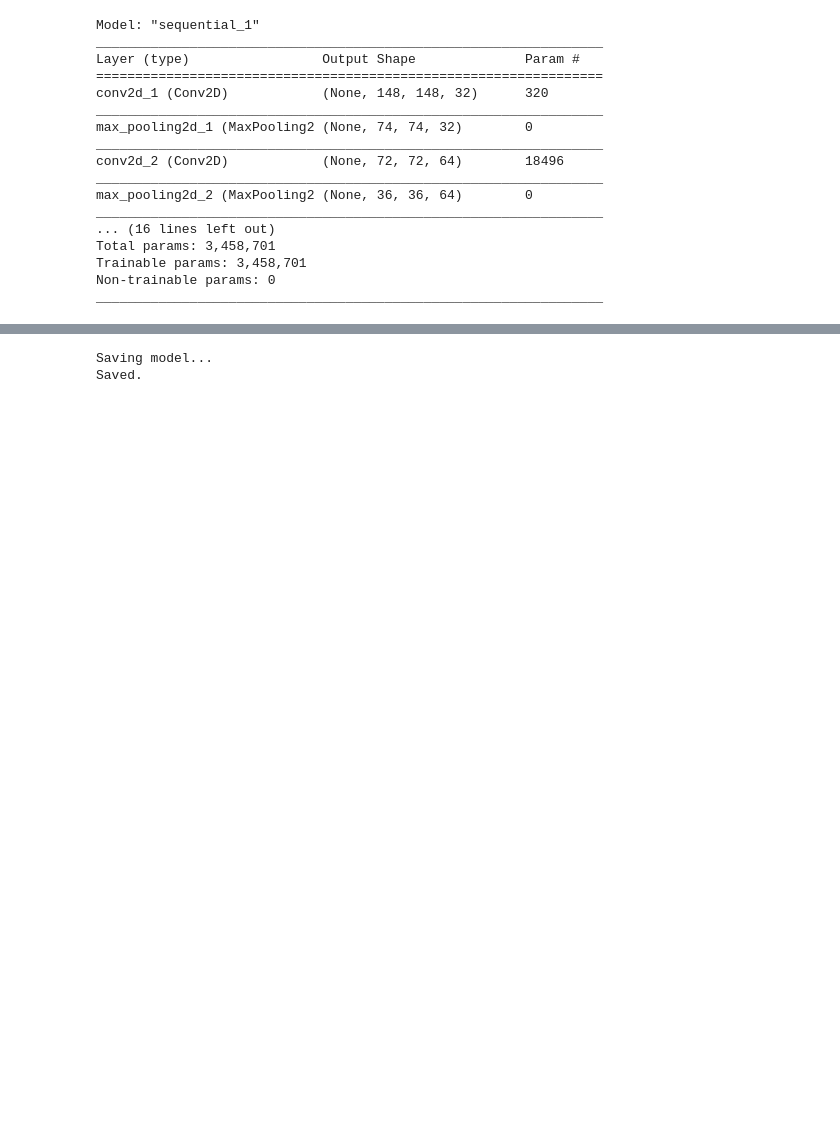
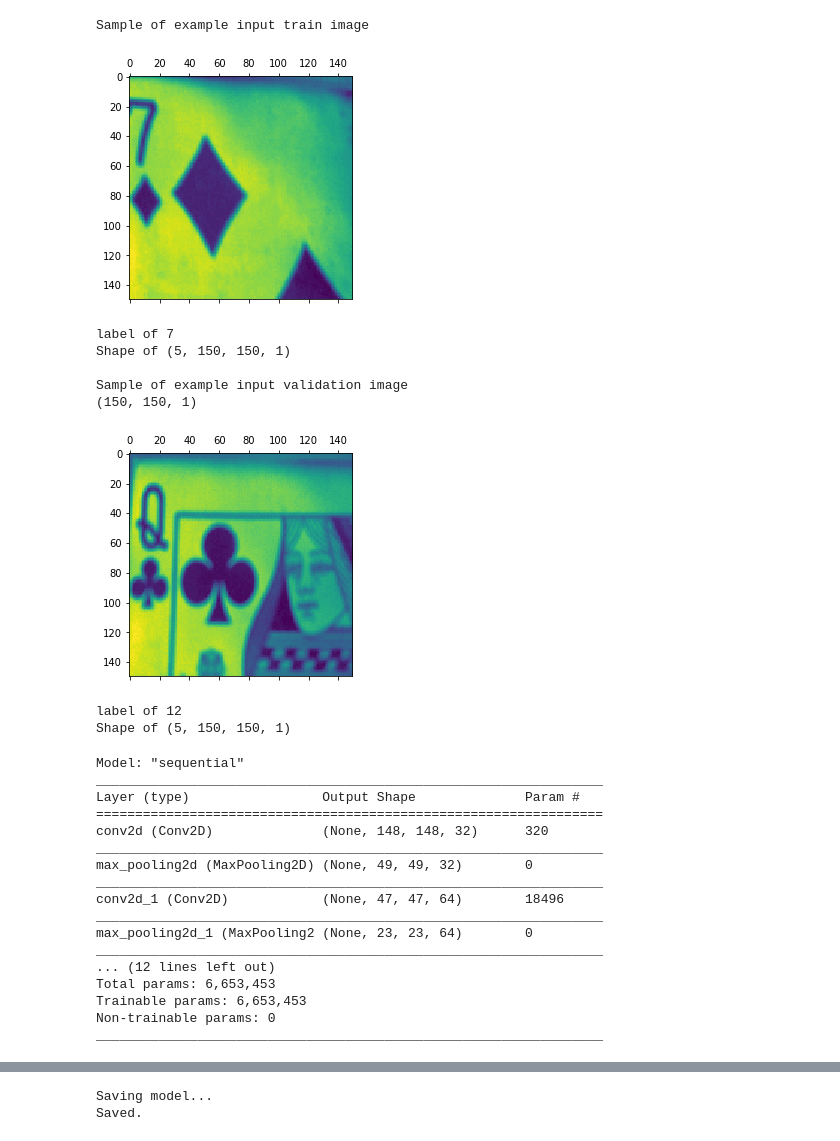
Before and after one commit to gyndlf/jerry, a Jupyter notebook: cards/value-agent.ipynb, the cells around one changed output, grey strips where cells are left out. Cells and saved outputs as stored; diff of their text form; code cells hidden in the pictures; blank space fills up the shorter version.

```diff
--- a/cards/value-agent.ipynb
+++ b/cards/value-agent.ipynb
@@ -51,43 +74,77 @@ Shape of (1, 150, 150, 1)
+# %%
+length = 104  # how far to cycle to see every image
+print('\nSample of example input train image')
+for inputs_batch, labels_batch in train_generator:
+    plt.matshow(inputs_batch[0].reshape(150,150))
+    plt.show()
+
+    print('label of', value_to_label(labels_batch[0].argmax(axis=0)))
+    print('Shape of', inputs_batch.shape)
+    break
+
+print('\nSample of example input validation image')
+for inputs_batch, labels_batch in val_generator:
+    print(inputs_batch[0].shape)
+    plt.matshow(inputs_batch[0].reshape(150,150))
+    plt.show()
+
+    print('label of', value_to_label(labels_batch[0].argmax(axis=0)))
+    print('Shape of', inputs_batch.shape)
+    break
+
+# I think the error is coming from the connection between the data and the model.
+# Test that the input matrix and channels in the model is the same dims
+# %% [output]
+Sample of example input train image
+[figure, added]
+label of 7
+Shape of (5, 150, 150, 1)
+
+Sample of example input validation image
+(150, 150, 1)
+[figure, added]
+label of 12
+Shape of (5, 150, 150, 1)
 # %%
-from keras import layers
+from keras import layers, optimizers
 from keras.models import Sequential
-from keras.optimizers import RMSprop
 
 # Probably too complex for this situiation, but I don't care
 model = Sequential()
 model.add(layers.Conv2D(32, (3,3), activation='relu', input_shape=(150,150,1)))
-model.add(layers.MaxPooling2D((2,2)))  # Make the view larger; find bigger patterns
+model.add(layers.MaxPooling2D((3,3)))  # Make the view larger; find bigger patterns
+
 model.add(layers.Conv2D(64, (3,3), activation='relu'))
 model.add(layers.MaxPooling2D((2,2)))
+
 model.add(layers.Conv2D(128, (3,3), activation='relu'))
 model.add(layers.MaxPooling2D((2,2)))
-model.add(layers.Conv2D(128, (3,3), activation='relu'))
-model.add(layers.MaxPooling2D((2,2)))
+
 model.add(layers.Flatten())  # Dimension reduce
 model.add(layers.Dropout(0.5))  # Get rid of conspiracies
 model.add(layers.Dense(512, activation='relu'))
 model.add(layers.Dense(13, activation='softmax'))
 
 model.compile(loss='categorical_crossentropy',
-              optimizer=RMSprop(lr=1e-4),
+              optimizer=optimizers.RMSprop(lr=1e-4),
               metrics=['acc'])
 model.summary()
 # %% [output]
-Model: "sequential_1"
+Model: "sequential"
 _________________________________________________________________
 Layer (type)                 Output Shape              Param #
 =================================================================
-conv2d_1 (Conv2D)            (None, 148, 148, 32)      320
+conv2d (Conv2D)              (None, 148, 148, 32)      320
 _________________________________________________________________
-max_pooling2d_1 (MaxPooling2 (None, 74, 74, 32)        0
+max_pooling2d (MaxPooling2D) (None, 49, 49, 32)        0
 _________________________________________________________________
-conv2d_2 (Conv2D)            (None, 72, 72, 64)        18496
+conv2d_1 (Conv2D)            (None, 47, 47, 64)        18496
 _________________________________________________________________
-max_pooling2d_2 (MaxPooling2 (None, 36, 36, 64)        0
+max_pooling2d_1 (MaxPooling2 (None, 23, 23, 64)        0
 _________________________________________________________________
-... (16 lines left out)
-Total params: 3,458,701
-Trainable params: 3,458,701
+... (12 lines left out)
+Total params: 6,653,453
+Trainable params: 6,653,453
 Non-trainable params: 0
 _________________________________________________________________
 # %%
```
Also changed, not shown: parts of 7 cells of this notebook, 6 other files.
